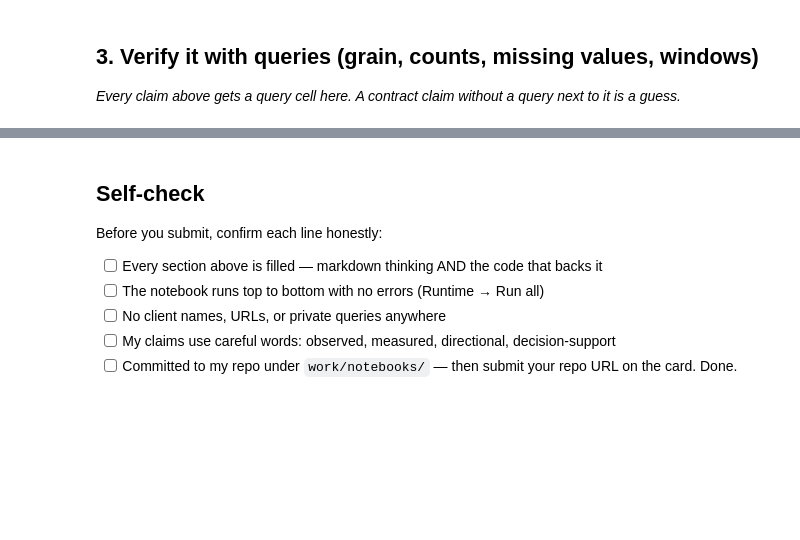
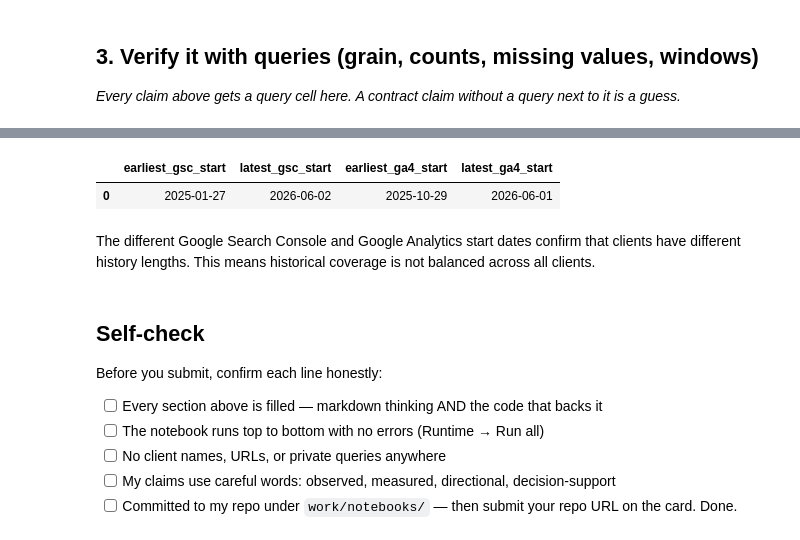
Before and after one commit to pr120107/flyrank-ml-internship, a Jupyter notebook: work/notebooks/w03_data_contract.ipynb, the cells around one changed output, grey strips where cells are left out. Cells and saved outputs as stored; diff of their text form; code cells hidden in the pictures; blank space fills up the shorter version.

```diff
--- a/work/notebooks/w03_data_contract.ipynb
+++ b/work/notebooks/w03_data_contract.ipynb
@@ -25,3 +201,19 @@ This skeleton is yours to fill. Work the sections **in order** — each one has
+# %%
+client_history = con.sql(f"""
+SELECT
+    MIN(gsc_data_start) AS earliest_gsc_start,
+    MAX(gsc_data_start) AS latest_gsc_start,
+    MIN(ga4_data_start) AS earliest_ga4_start,
+    MAX(ga4_data_start) AS latest_ga4_start
+FROM read_parquet('{rel}/dim_clients.parquet');
+""").df()
+
+client_history
+# %% [output]
+|  | earliest_gsc_start | latest_gsc_start | earliest_ga4_start | latest_ga4_start |
+| 0 | 2025-01-27 | 2026-06-02 | 2025-10-29 | 2026-06-01 |
+# %% [markdown]
+The different Google Search Console and Google Analytics start dates confirm that clients have different history lengths. This means historical coverage is not balanced across all clients.
 # %% [markdown]
 ## Self-check
 
```
Also changed, not shown: parts of 16 cells of this notebook.
